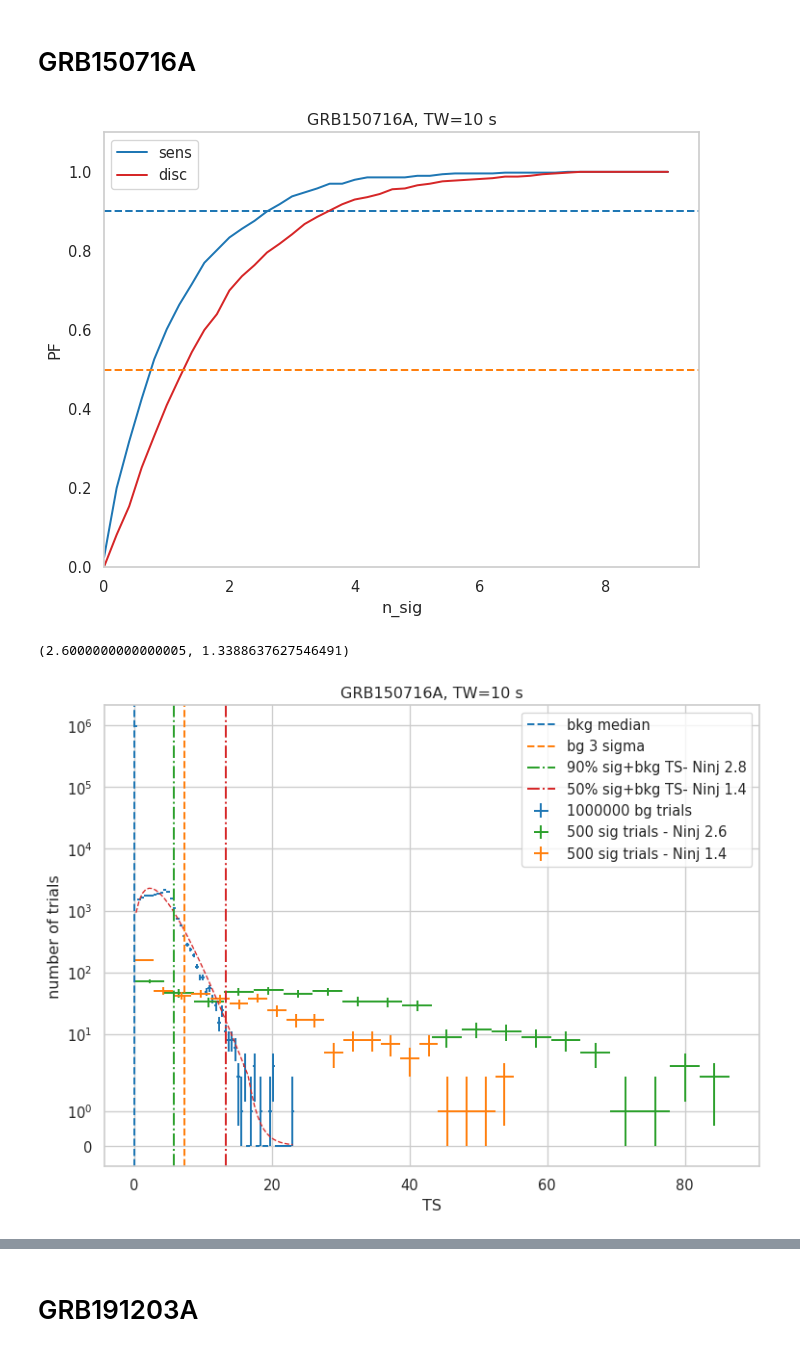
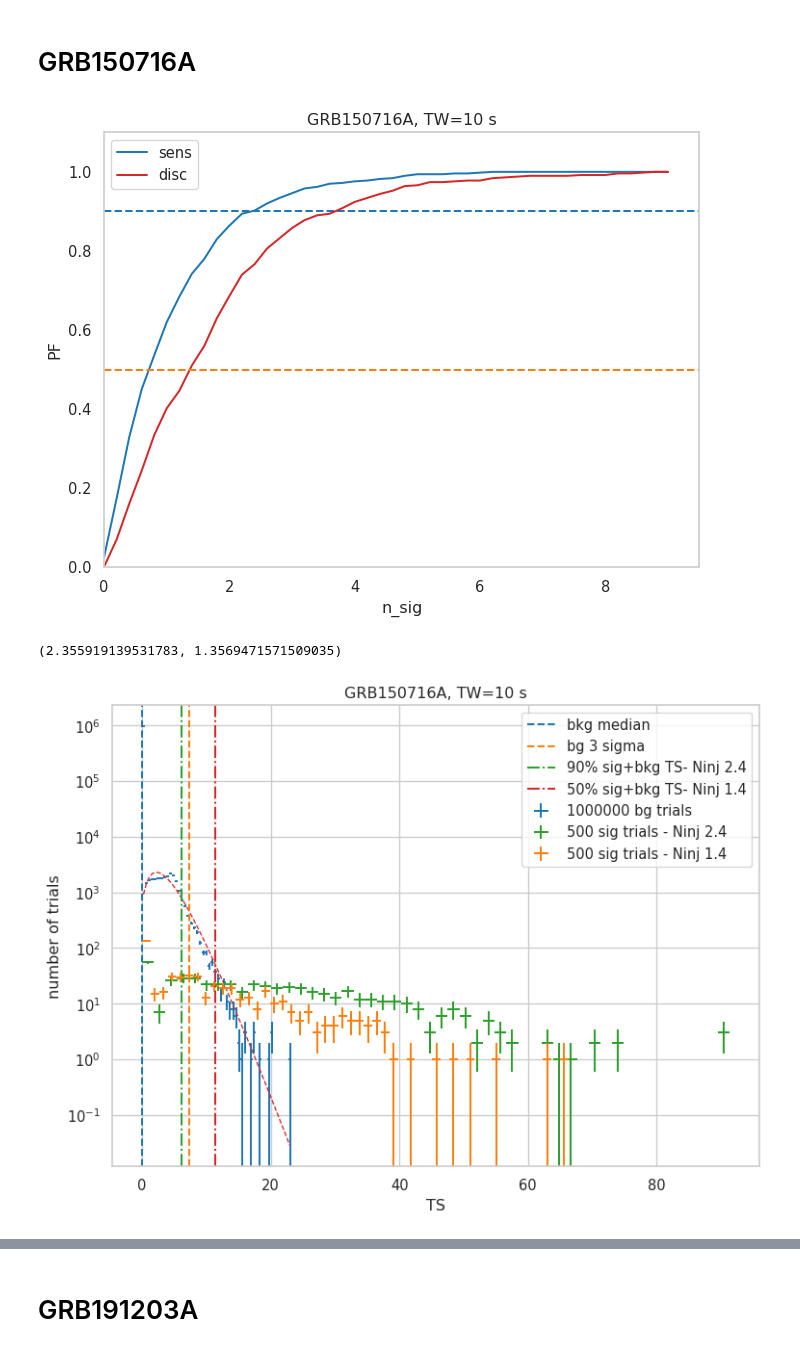
Before and after one commit to ChujieChen/greco_grb, a Jupyter notebook: notebooks/07_sensitivity_discovery_potential_per_source.ipynb, the cells around one changed output, grey strips where cells are left out. Saved outputs shown, nothing was run; the diff lists cells and outputs as text; code cells hidden in the pictures.

Commit message:
Binomial Discovery Potential

```diff
--- a/notebooks/07_sensitivity_discovery_potential_per_source.ipynb
+++ b/notebooks/07_sensitivity_discovery_potential_per_source.ipynb
@@ -236,11 +236,18 @@ def get_sens_disc(info, sigma=5, fit=True):
     n_injs = args.n_injs
     sig = {}
     for n_inj in n_injs:
+        sig_files = glob(ANA_DIR+"/binomial_test/inj_binom/tw{}/{}/{}*{}.npy".format(
+            args.tw_in_second,
+            args.grb_name,
+            args.grb_name,
+            n_inj))
+        """
         sig_files = glob(ANA_DIR+"/prior_injection/tw{}/{}/{}*{}.npy".format(
             args.tw_in_second,
             args.grb_name,
             args.grb_name,
             n_inj))
+        """
         sig[n_inj] = cy.utils.Arrays(np.ravel([np.load(sig_file) for sig_file in sig_files]))
     trials = sig
     trials.update({0: bg.trials})
@@ -505,50 +512,50 @@ ax.set_ylim(0,1.1)
 ax.set_title(f"{ag.grb_name}, TW={ag.tw_in_second} s")
 ax.grid()
 # %% [output]
-[figure, old version]
+[figure, new version]
 # %%
 sens['n_sig'], disc['n_sig']
 # %% [output]
-(2.6000000000000005, 1.3388637627546491)
+(2.355919139531783, 1.3569471571509035)
 # %%
 fig, ax = plt.subplots(figsize=(8,6), dpi=96)
 
 # csky uses histlite all over the place for PDF management
 # the background distribution fit integrates with histlite as well
 bg = cy.dists.Chi2TSD(sens['tss'][0])
 hbg = bg.get_hist(bins=50)
 hl.plot1d(ax, hbg, crosses=True,
           label='{} bg trials'.format(bg.n_total))
 ax.axvline(bg.median(), linestyle='--', label="bkg median", color='tab:blue')
 x = hbg.centers[0]
 norm = hbg.integrate().values
 ax.semilogy(x, norm * bg.pdf(x), lw=1, ls='--')
 ax.axvline(x=bg.isf_nsigma(3, fit=False), linestyle='--', label='bg 3 sigma', color='tab:orange')
 
 
-sg = cy.dists.Chi2TSD(sens['tss'][2.6])
-hsg = sg.get_hist(bins=20)
+sg = cy.dists.Chi2TSD(sens['tss'][2.4])
+hsg = sg.get_hist(bins=50)
 hl.plot1d(ax, hsg, crosses=True,
-          label='{} sig trials - Ninj {}'.format(sg.n_total, 2.6))
+          label='{} sig trials - Ninj {}'.format(sg.n_total, 2.4))
 ax.axvline(x=np.quantile(sg.values, 0.1), linestyle="-.",
-            label="90% sig+bkg TS- Ninj {}".format(2.8), color='tab:green')
+            label="90% sig+bkg TS- Ninj {}".format(2.4), color='tab:green')
 
 
 sg = cy.dists.Chi2TSD(disc['tss'][1.4])
-hsg = sg.get_hist(bins=20)
+hsg = sg.get_hist(bins=50)
 hl.plot1d(ax, hsg, crosses=True,
           label='{} sig trials - Ninj {}'.format(sg.n_total, 1.4))
 ax.axvline(x=np.quantile(sg.values, 0.5), linestyle="-.",
             label="50% sig+bkg TS- Ninj {}".format(1.4), color='tab:red')
 
 ax.set_xlabel(r'TS')
 ax.set_ylabel(r'number of trials')
-ax.set_yscale('symlog')
+ax.set_yscale('log')
 ax.legend()
 ax.set_title(f"{ag.grb_name}, TW={ag.tw_in_second} s")
 plt.tight_layout()
 # %% [output]
-[figure, old version]
+[figure, new version]
 # %%
 senss = []
 discs = []
```
Also changed, not shown: parts of 9 cells of this notebook, 19 other files.
